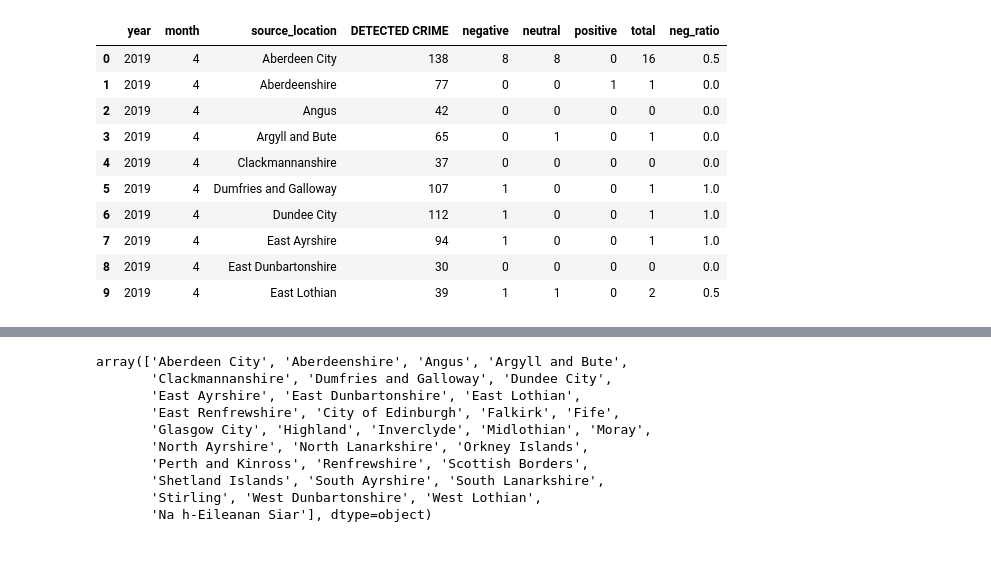
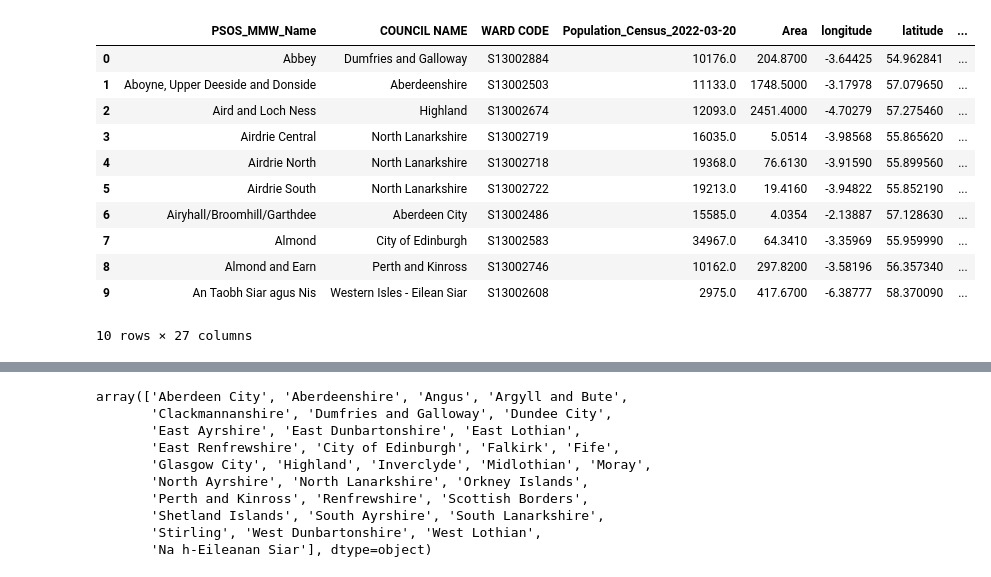
Before and after one commit to shauryaraj-kgp/geospacial-crime, a Jupyter notebook: frontend/src/data/analysis.ipynb, the cells around one changed output, grey strips where cells are left out. Saved outputs shown, nothing was run; the diff lists cells and outputs as text; code cells hidden in the pictures.

Commit message:
Updated dataset and geojson for  wards

```diff
--- a/frontend/src/data/analysis.ipynb
+++ b/frontend/src/data/analysis.ipynb
@@ -2,18 +2,19 @@
 import numpy as np
 import pandas as pd
 # %%
-df = pd.read_json('final_df.json')
+df = pd.read_csv('ward_crimes.csv')
 df.head(10)
 # %% [output]
-|  | year | month | source_location | DETECTED CRIME | negative | neutral | positive | total | neg_ratio |
-| 0 | 2019 | 4 | Aberdeen City | 138 | 8 | 8 | 0 | 16 | 0.5 |
-| 1 | 2019 | 4 | Aberdeenshire | 77 | 0 | 0 | 1 | 1 | 0.0 |
-| 2 | 2019 | 4 | Angus | 42 | 0 | 0 | 0 | 0 | 0.0 |
-| 3 | 2019 | 4 | Argyll and Bute | 65 | 0 | 1 | 0 | 1 | 0.0 |
-| 4 | 2019 | 4 | Clackmannanshire | 37 | 0 | 0 | 0 | 0 | 0.0 |
-| 5 | 2019 | 4 | Dumfries and Galloway | 107 | 1 | 0 | 0 | 1 | 1.0 |
-| 6 | 2019 | 4 | Dundee City | 112 | 1 | 0 | 0 | 1 | 1.0 |
-| 7 | 2019 | 4 | East Ayrshire | 94 | 1 | 0 | 0 | 1 | 1.0 |
-| 8 | 2019 | 4 | East Dunbartonshire | 30 | 0 | 0 | 0 | 0 | 0.0 |
-| 9 | 2019 | 4 | East Lothian | 39 | 1 | 1 | 0 | 2 | 0.5 |
+|  | PSOS_MMW_Name | COUNCIL NAME | WARD CODE | Population_Census_2022-03-20 | Area | longitude | latitude | ... |
+| 0 | Abbey | Dumfries and Galloway | S13002884 | 10176.0 | 204.8700 | -3.64425 | 54.962841 | ... |
+| 1 | Aboyne, Upper Deeside and Donside | Aberdeenshire | S13002503 | 11133.0 | 1748.5000 | -3.17978 | 57.079650 | ... |
+| 2 | Aird and Loch Ness | Highland | S13002674 | 12093.0 | 2451.4000 | -4.70279 | 57.275460 | ... |
+| 3 | Airdrie Central | North Lanarkshire | S13002719 | 16035.0 | 5.0514 | -3.98568 | 55.865620 | ... |
+| 4 | Airdrie North | North Lanarkshire | S13002718 | 19368.0 | 76.6130 | -3.91590 | 55.899560 | ... |
+| 5 | Airdrie South | North Lanarkshire | S13002722 | 19213.0 | 19.4160 | -3.94822 | 55.852190 | ... |
+| 6 | Airyhall/Broomhill/Garthdee | Aberdeen City | S13002486 | 15585.0 | 4.0354 | -2.13887 | 57.128630 | ... |
+| 7 | Almond | City of Edinburgh | S13002583 | 34967.0 | 64.3410 | -3.35969 | 55.959990 | ... |
+| 8 | Almond and Earn | Perth and Kinross | S13002746 | 10162.0 | 297.8200 | -3.58196 | 56.357340 | ... |
+| 9 | An Taobh Siar agus Nis | Western Isles - Eilean Siar | S13002608 | 2975.0 | 417.6700 | -6.38777 | 58.370090 | ... |
+10 rows × 27 columns
 # %%
```
Also changed, not shown: parts of 10 cells of this notebook, 12 other files.
